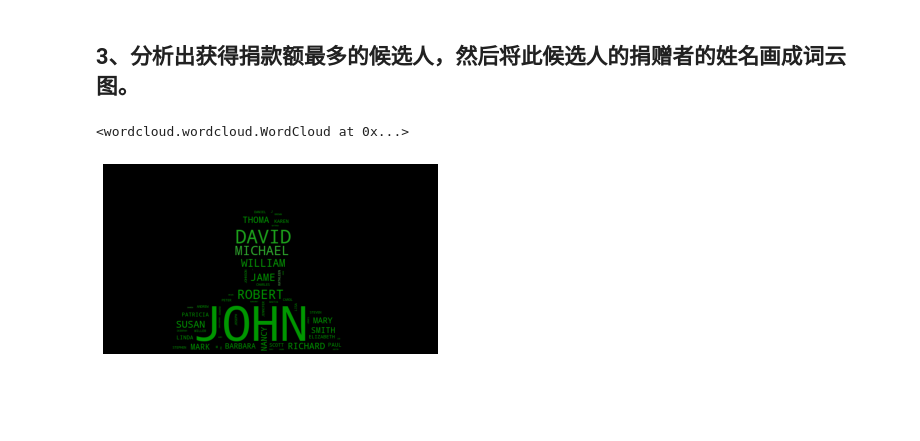
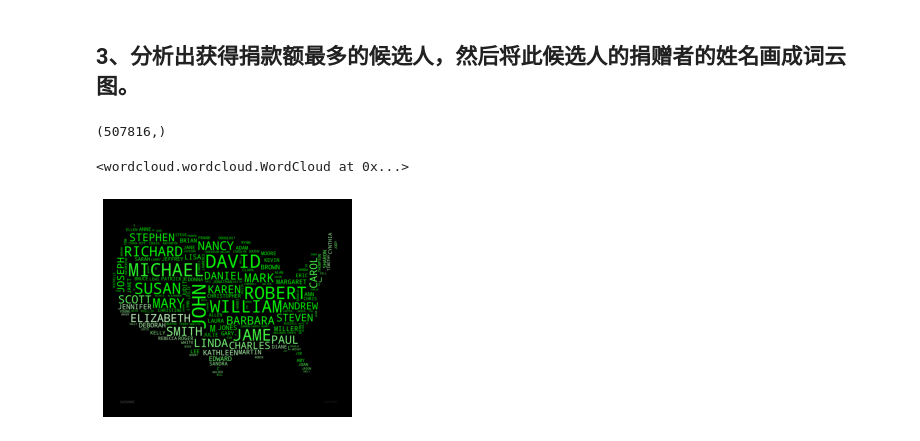
Before and after one commit to Delta-in-hub/2021PythonLabWork, a Jupyter notebook: lession2/lesson2.ipynb, the cells around one changed output. Saved outputs shown, nothing was run; the diff lists cells and outputs as text; code cells hidden in the pictures; blank space fills up the shorter version.

```diff
--- a/lession2/lesson2.ipynb
+++ b/lession2/lesson2.ipynb
@@ -92,29 +89,30 @@ Text(34.25, 0.5, '获得捐赠数额（美元）')
 ## 3、分析出获得捐款额最多的候选人，然后将此候选人的捐赠者的姓名画成词云图。
 # %%
 biden = td[td['CAND_NAME'] == 'BIDEN, JOSEPH R JR']['NAME']
-
+print(biden.shape)
 data = ','.join(biden.to_list())
 # 读取图片文件
-bg = plt.imread("data/biden.jpg")
+bg = plt.imread("data/us.jpg")
 # 生成
 wc = WordCloud(  # FFFAE3
     background_color="black",  # 设置背景为白色，默认为黑色
     width=1920,  # 设置图片的宽度
     height=1080,  # 设置图片的高度
     mask=bg,    # 画布
     margin=10,  # 设置图片的边缘
     max_font_size=100,  # 显示的最大的字体大小
     random_state=20,  # 为每个单词返回一个PIL颜色
 ).generate_from_text(data)
 # 图片背景
 bg_color = ImageColorGenerator(bg)
 # 开始画图
 plt.imshow(wc.recolor(color_func=bg_color))
 # 为云图去掉坐标轴
 plt.axis("off")
 # 画云图，显示
 # 保存云图
 wc.to_file("biden.png")
 # %% [output]
-<wordcloud.wordcloud.WordCloud at 0x...>
+(507816,)
+<wordcloud.wordcloud.WordCloud at 0x...>
-[figure, old version]
+[figure, new version]
```
Also changed, not shown: parts of 1 cell of this notebook, 7 other files.
